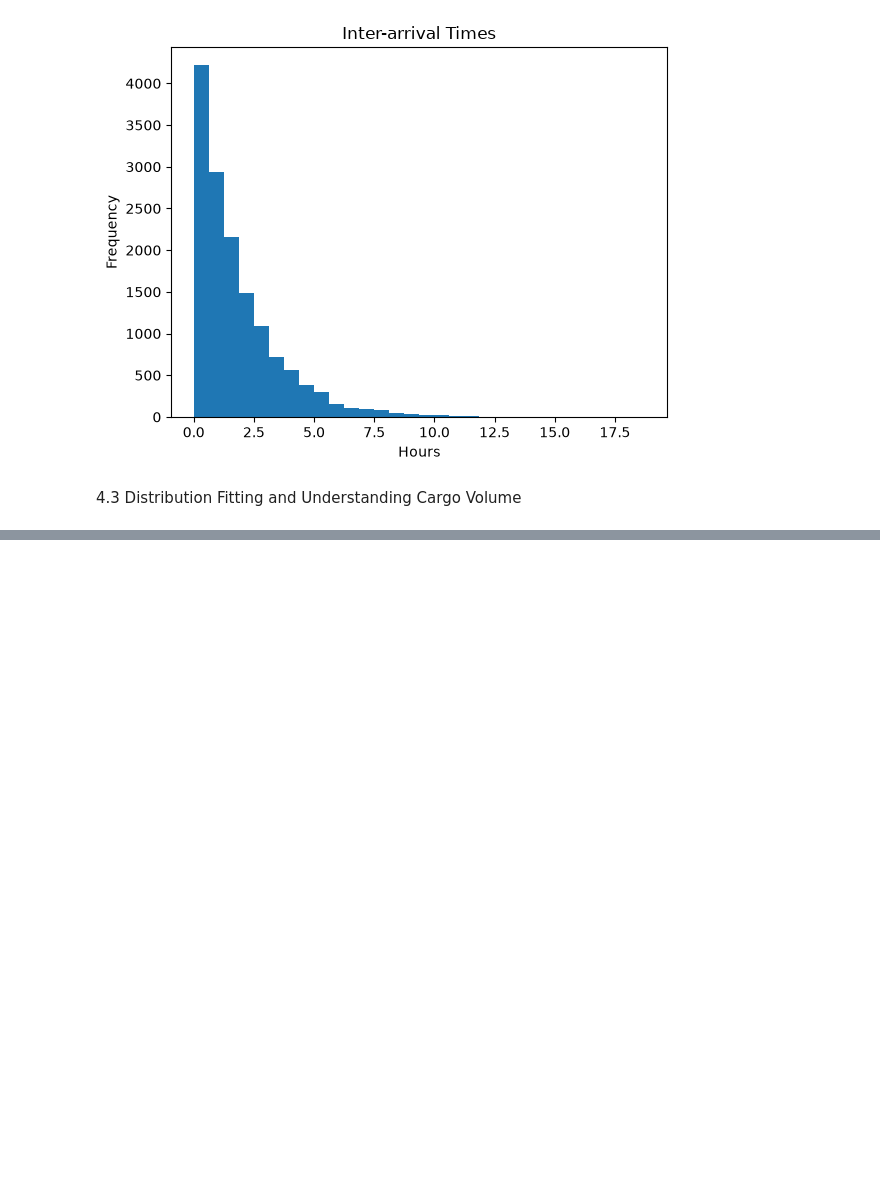
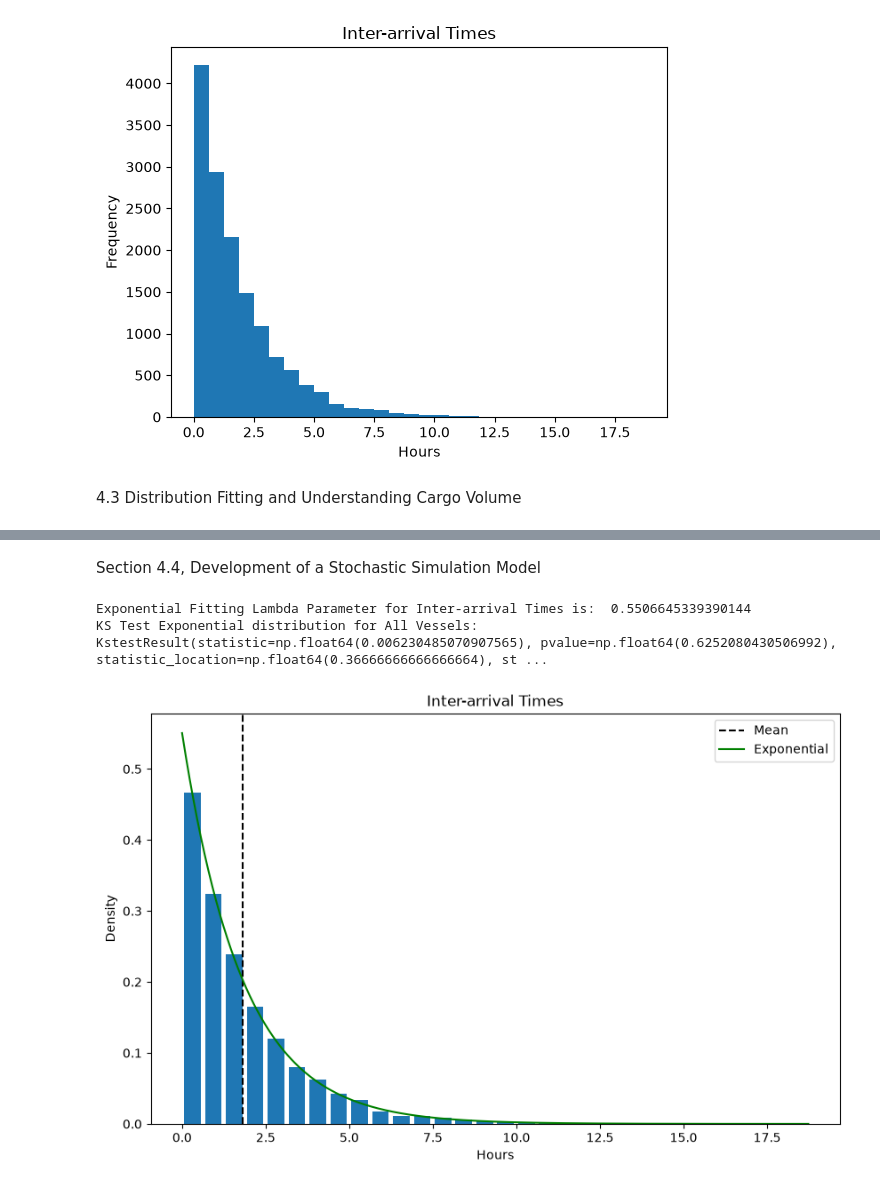
Before and after one commit to vlad-p2610/StochasticSim, a Jupyter notebook: gettingData.ipynb, the cells around one changed output, grey strips where cells are left out. Saved outputs shown, nothing was run; the diff lists cells and outputs as text; code cells hidden in the pictures; blank space fills up the shorter version.

```diff
--- a/gettingData.ipynb
+++ b/gettingData.ipynb
@@ -305,0 +411,33 @@ Lognormal Fitting Parameters mu and sigma2 for All Vessels are:  10.156180542498
+# %% [markdown]
+Section 4.4, Development of a Stochastic Simulation Model
+# %%
+portData = portData.sort_values("Arrival_Date")
+inter_arrival = portData["Arrival_Date"].diff().dt.total_seconds() / 3600
+inter_arrival = inter_arrival.dropna()
+
+plt.figure(figsize=(10, 6))
+plt.hist(inter_arrival, bins=30, rwidth=0.8, density=True)
+
+M1 = np.mean(inter_arrival)
+M2 = np.mean(inter_arrival**2)
+plt.axvline(M1, color='black', linestyle='--', label='Mean')
+
+lam = 1/M1
+fitExpInterArrivalTimes = stats.expon(scale=1/lam)
+print('Exponential Fitting Lambda Parameter for Inter-arrival Times is: ', lam)
+
+xs = np.linspace(np.min(inter_arrival), np.max(inter_arrival), 500)
+plt.plot(xs, fitExpInterArrivalTimes.pdf(xs), color='g', label='Exponential')
+plt.title('Inter-arrival Times')
+plt.xlabel('Hours')
+plt.ylabel('Density')
+plt.legend()
+
+expInterArrivalTimesTest = stats.kstest(inter_arrival, fitExpInterArrivalTimes.cdf)
+print('KS Test Exponential distribution for All Vessels: ' + str(expInterArrivalTimesTest))
+
+#Poisson process weith
+# %% [output]
+Exponential Fitting Lambda Parameter for Inter-arrival Times is:  0.5506645339390144
+KS Test Exponential distribution for All Vessels: KstestResult(statistic=np.float64(0.006230485070907565), pvalue=np.float64(0.6252080430506992), statistic_location=np.float64(0.36666666666666664), st ...
+[figure, added]
```
Also changed, not shown: parts of 2 cells of this notebook.
